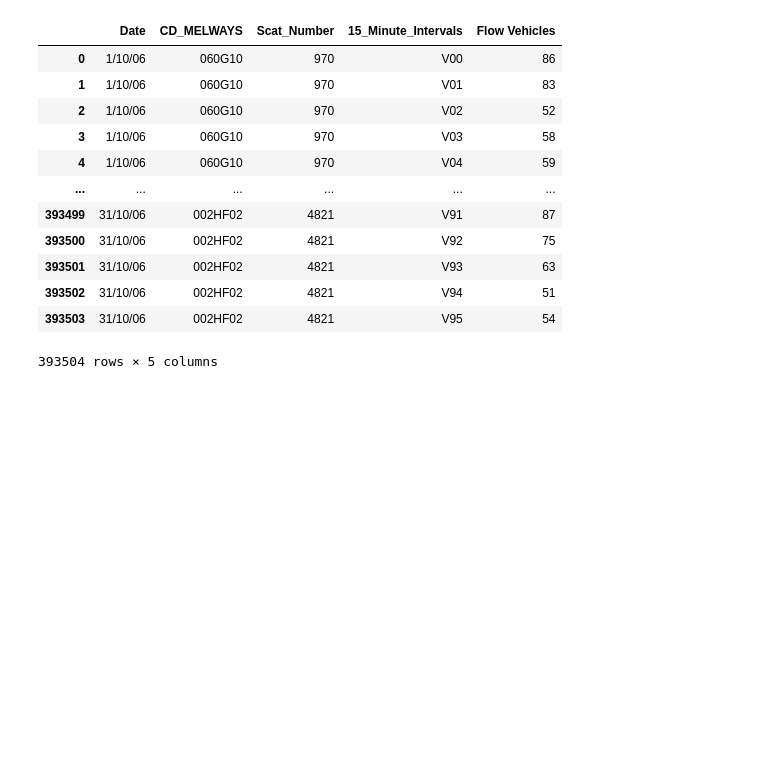
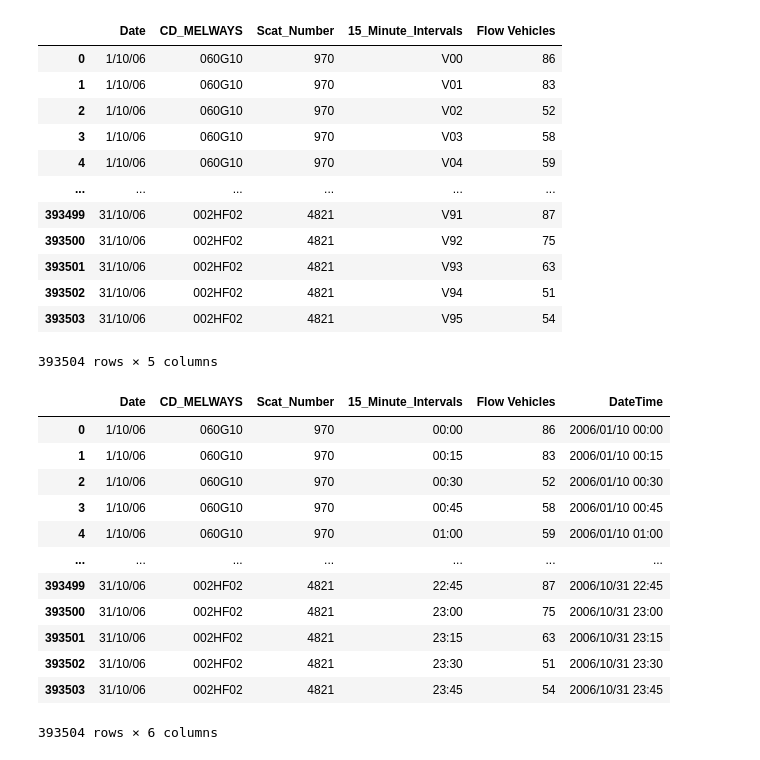
Before and after one commit to hengrvisal/Traffic-Flow-Prediction-System-TPFS, a Jupyter notebook: processing_data.ipynb, the cells around one changed output. Cells and saved outputs as stored; diff of their text form; code cells hidden in the pictures; blank space fills up the shorter version.

```diff
--- a/processing_data.ipynb
+++ b/processing_data.ipynb
@@ -354,3 +479,19 @@ final_df_scats_october
+# %%
+final_df_scats_october
+# %% [output]
+|  | Date | CD_MELWAYS | Scat_Number | 15_Minute_Intervals | Flow Vehicles | DateTime |
+| 0 | 1/10/06 | 060G10 | 970 | 00:00 | 86 | 2006/01/10 00:00 |
+| 1 | 1/10/06 | 060G10 | 970 | 00:15 | 83 | 2006/01/10 00:15 |
+| 2 | 1/10/06 | 060G10 | 970 | 00:30 | 52 | 2006/01/10 00:30 |
+| 3 | 1/10/06 | 060G10 | 970 | 00:45 | 58 | 2006/01/10 00:45 |
+| 4 | 1/10/06 | 060G10 | 970 | 01:00 | 59 | 2006/01/10 01:00 |
+| ... | ... | ... | ... | ... | ... | ... |
+| 393499 | 31/10/06 | 002HF02 | 4821 | 22:45 | 87 | 2006/10/31 22:45 |
+| 393500 | 31/10/06 | 002HF02 | 4821 | 23:00 | 75 | 2006/10/31 23:00 |
+| 393501 | 31/10/06 | 002HF02 | 4821 | 23:15 | 63 | 2006/10/31 23:15 |
+| 393502 | 31/10/06 | 002HF02 | 4821 | 23:30 | 51 | 2006/10/31 23:30 |
+| 393503 | 31/10/06 | 002HF02 | 4821 | 23:45 | 54 | 2006/10/31 23:45 |
+393504 rows × 6 columns
 # %%
 # It seems the previous session variables are not available, so let's reload the data and filtered dataframe
 
```
Also changed, not shown: parts of 12 cells of this notebook, 40 other files.
